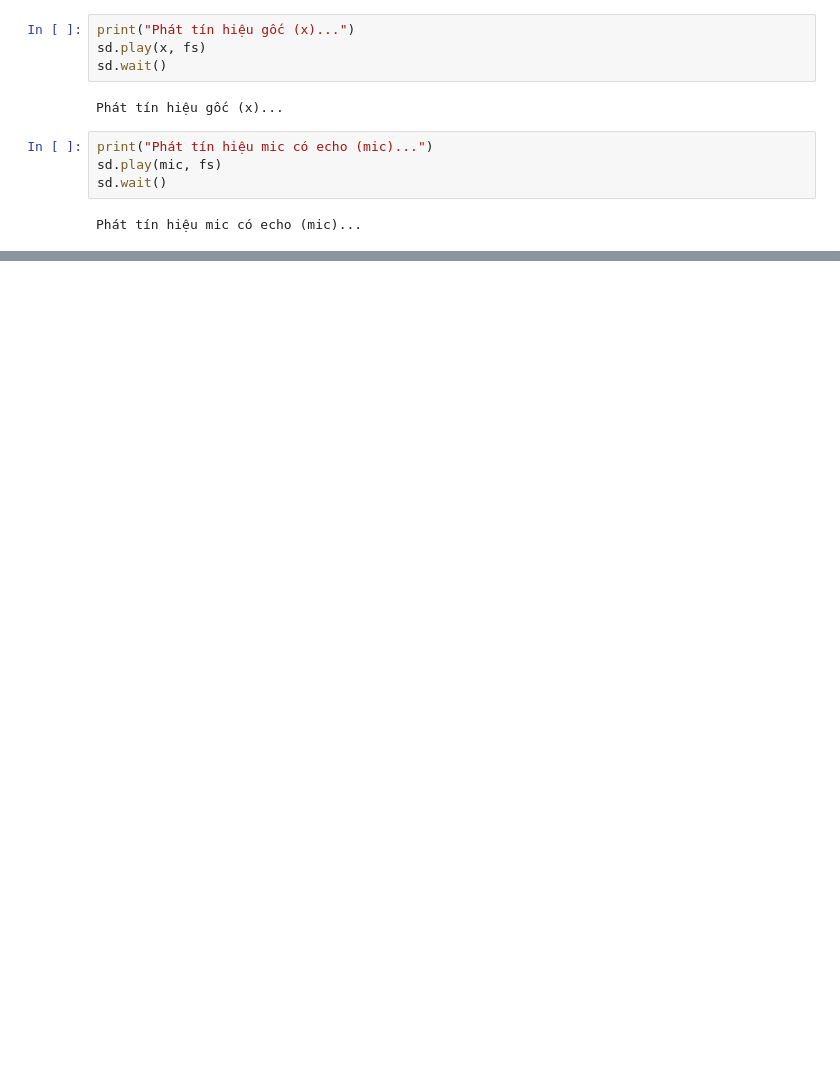
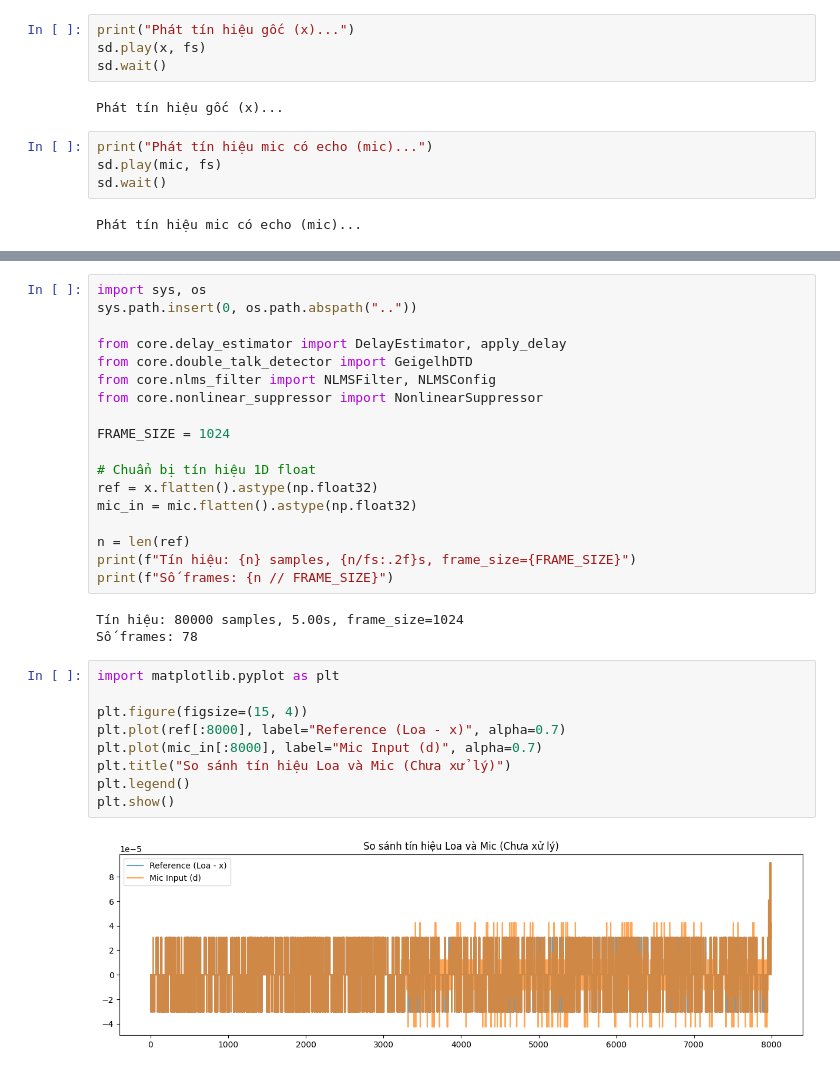
Before and after one commit to ZgsNat/DSP-Acoustic-Echo-Cancellation, a Jupyter notebook: aec-project/docs/real_aec.ipynb, the cells around one changed output, grey strips where cells are left out. Cells and saved outputs as stored; diff of their text form; blank space fills up the shorter version.

```diff
--- a/aec-project/docs/real_aec.ipynb
+++ b/aec-project/docs/real_aec.ipynb
@@ -67,0 +79,32 @@ plt.show()
+# %%
+import sys, os
+sys.path.insert(0, os.path.abspath(".."))
+
+from core.delay_estimator import DelayEstimator, apply_delay
+from core.double_talk_detector import GeigelhDTD
+from core.nlms_filter import NLMSFilter, NLMSConfig
+from core.nonlinear_suppressor import NonlinearSuppressor
+
+FRAME_SIZE = 1024
+
+# Chuẩn bị tín hiệu 1D float
+ref = x.flatten().astype(np.float32)
+mic_in = mic.flatten().astype(np.float32)
+
+n = len(ref)
+print(f"Tín hiệu: {n} samples, {n/fs:.2f}s, frame_size={FRAME_SIZE}")
+print(f"Số frames: {n // FRAME_SIZE}")
+# %% [output]
+Tín hiệu: 80000 samples, 5.00s, frame_size=1024
+Số frames: 78
+# %%
+import matplotlib.pyplot as plt
+
+plt.figure(figsize=(15, 4))
+plt.plot(ref[:8000], label="Reference (Loa - x)", alpha=0.7)
+plt.plot(mic_in[:8000], label="Mic Input (d)", alpha=0.7)
+plt.title("So sánh tín hiệu Loa và Mic (Chưa xử lý)")
+plt.legend()
+plt.show()
+# %% [output]
+[figure, added]
```
Also changed, not shown: parts of 18 cells of this notebook, 12 other files.
